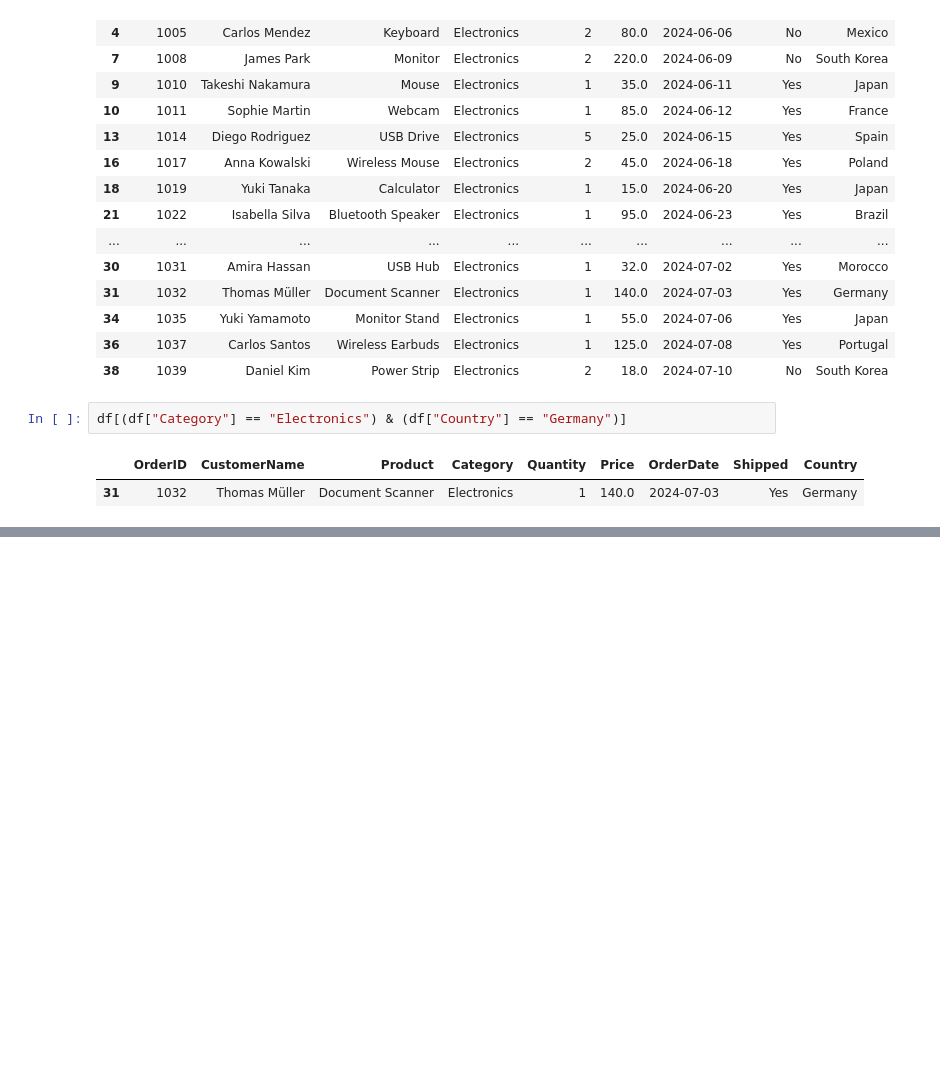
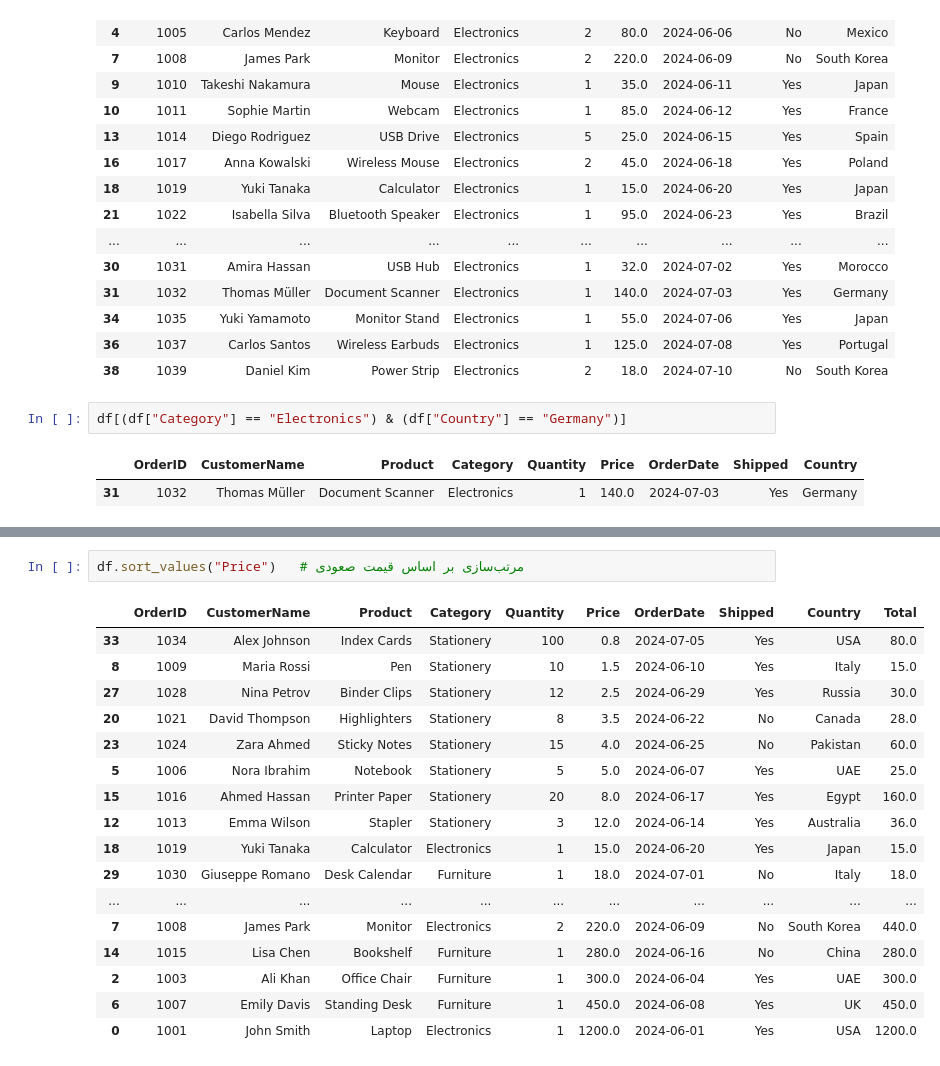
Before and after one commit to M0d3v1/Learn-pandas, a Jupyter notebook: notebook.ipynb, the cells around one changed output, grey strips where cells are left out. Drawn from its saved outputs; the diff is of its cells as text; blank space fills up the shorter version.

```diff
--- a/notebook.ipynb
+++ b/notebook.ipynb
@@ -193,0 +793,20 @@ df[(df["Category"] == "Electronics") & (df["Country"] == "Germany")]
+# %%
+df.sort_values("Price")   # مرتب‌سازی بر اساس قیمت صعودی
+# %% [output]
+|  | OrderID | CustomerName | Product | Category | Quantity | Price | OrderDate | Shipped | Country | Total |
+| 33 | 1034 | Alex Johnson | Index Cards | Stationery | 100 | 0.8 | 2024-07-05 | Yes | USA | 80.0 |
+| 8 | 1009 | Maria Rossi | Pen | Stationery | 10 | 1.5 | 2024-06-10 | Yes | Italy | 15.0 |
+| 27 | 1028 | Nina Petrov | Binder Clips | Stationery | 12 | 2.5 | 2024-06-29 | Yes | Russia | 30.0 |
+| 20 | 1021 | David Thompson | Highlighters | Stationery | 8 | 3.5 | 2024-06-22 | No | Canada | 28.0 |
+| 23 | 1024 | Zara Ahmed | Sticky Notes | Stationery | 15 | 4.0 | 2024-06-25 | No | Pakistan | 60.0 |
+| 5 | 1006 | Nora Ibrahim | Notebook | Stationery | 5 | 5.0 | 2024-06-07 | Yes | UAE | 25.0 |
+| 15 | 1016 | Ahmed Hassan | Printer Paper | Stationery | 20 | 8.0 | 2024-06-17 | Yes | Egypt | 160.0 |
+| 12 | 1013 | Emma Wilson | Stapler | Stationery | 3 | 12.0 | 2024-06-14 | Yes | Australia | 36.0 |
+| 18 | 1019 | Yuki Tanaka | Calculator | Electronics | 1 | 15.0 | 2024-06-20 | Yes | Japan | 15.0 |
+| 29 | 1030 | Giuseppe Romano | Desk Calendar | Furniture | 1 | 18.0 | 2024-07-01 | No | Italy | 18.0 |
+| ... | ... | ... | ... | ... | ... | ... | ... | ... | ... | ... |
+| 7 | 1008 | James Park | Monitor | Electronics | 2 | 220.0 | 2024-06-09 | No | South Korea | 440.0 |
+| 14 | 1015 | Lisa Chen | Bookshelf | Furniture | 1 | 280.0 | 2024-06-16 | No | China | 280.0 |
+| 2 | 1003 | Ali Khan | Office Chair | Furniture | 1 | 300.0 | 2024-06-04 | Yes | UAE | 300.0 |
+| 6 | 1007 | Emily Davis | Standing Desk | Furniture | 1 | 450.0 | 2024-06-08 | Yes | UK | 450.0 |
+| 0 | 1001 | John Smith | Laptop | Electronics | 1 | 1200.0 | 2024-06-01 | Yes | USA | 1200.0 |
```
Also changed, not shown: parts of 56 cells of this notebook, 1 other file.
